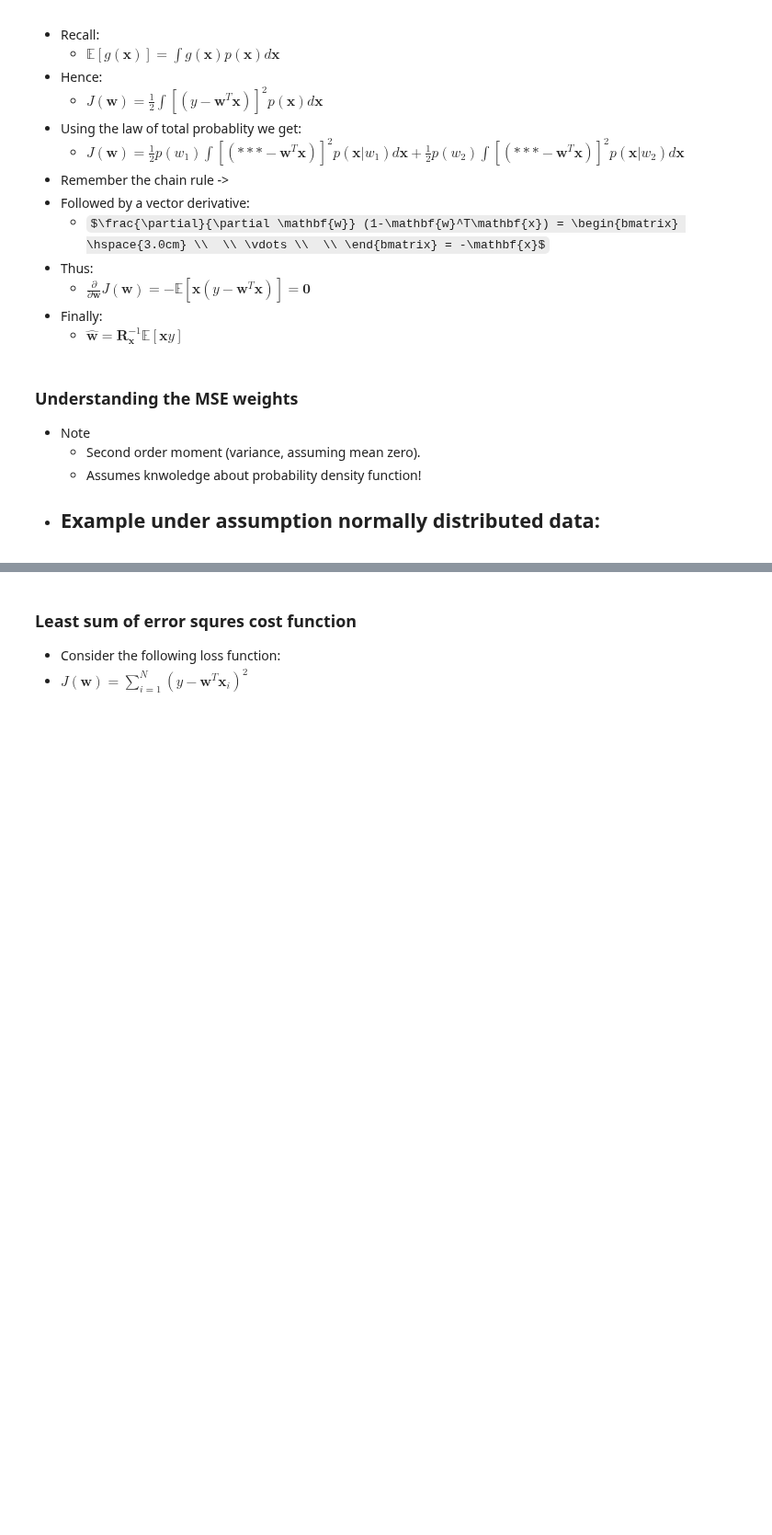
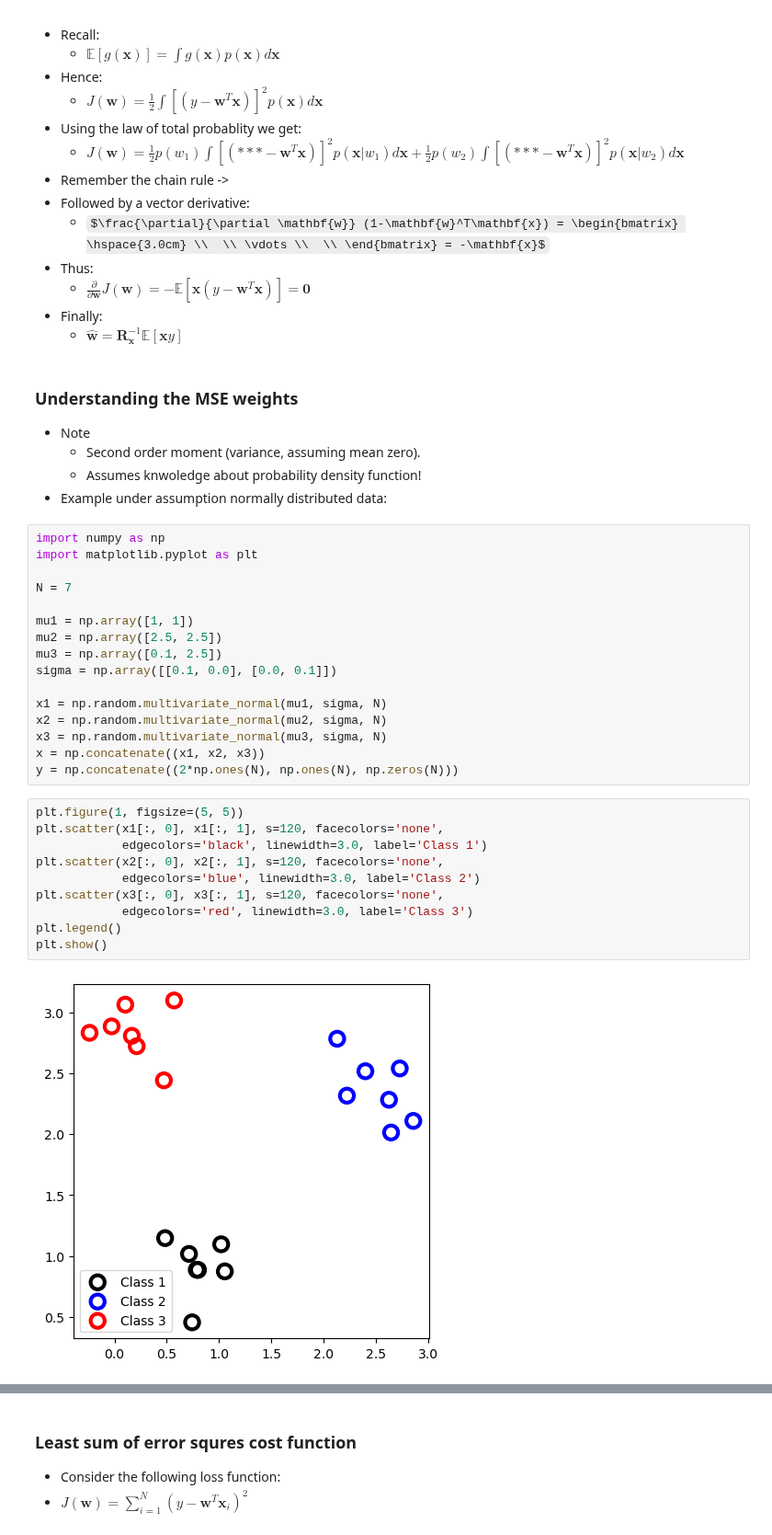
Before and after one commit to Wickstrom/pattern-recognition-handbook, a Jupyter notebook: notebooks/03/linear_classifiers.ipynb, the cells around one changed output, grey strips where cells are left out. Shown at 92% size. Saved outputs shown, nothing was run; the diff lists cells and outputs as text; some formulas as TeX source; blank space fills up the shorter version.

```diff
--- a/notebooks/03/linear_classifiers.ipynb
+++ b/notebooks/03/linear_classifiers.ipynb
@@ -88,7 +85,34 @@ Now, we derive an expression for calculating the weights of a linear classifier
     - Second order moment (variance, assuming mean zero).
     - Assumes knwoledge about probability density function!
 - Example under assumption normally distributed data:
-    -
+# %%
+import numpy as np
+import matplotlib.pyplot as plt
+
+N = 7
+
+mu1 = np.array([1, 1])
+mu2 = np.array([2.5, 2.5])
+mu3 = np.array([0.1, 2.5])
+sigma = np.array([[0.1, 0.0], [0.0, 0.1]])
+
+x1 = np.random.multivariate_normal(mu1, sigma, N)
+x2 = np.random.multivariate_normal(mu2, sigma, N)
+x3 = np.random.multivariate_normal(mu3, sigma, N)
+x = np.concatenate((x1, x2, x3))
+y = np.concatenate((2*np.ones(N), np.ones(N), np.zeros(N)))
+# %%
+plt.figure(1, figsize=(5, 5))
+plt.scatter(x1[:, 0], x1[:, 1], s=120, facecolors='none',
+            edgecolors='black', linewidth=3.0, label='Class 1')
+plt.scatter(x2[:, 0], x2[:, 1], s=120, facecolors='none',
+            edgecolors='blue', linewidth=3.0, label='Class 2')
+plt.scatter(x3[:, 0], x3[:, 1], s=120, facecolors='none',
+            edgecolors='red', linewidth=3.0, label='Class 3')
+plt.legend()
+plt.show()
+# %% [output]
+[figure, added]
 # %% [markdown]
 ## Least sum of error squares (LS) classifier
 
```
Also changed, not shown: parts of 16 cells of this notebook.
